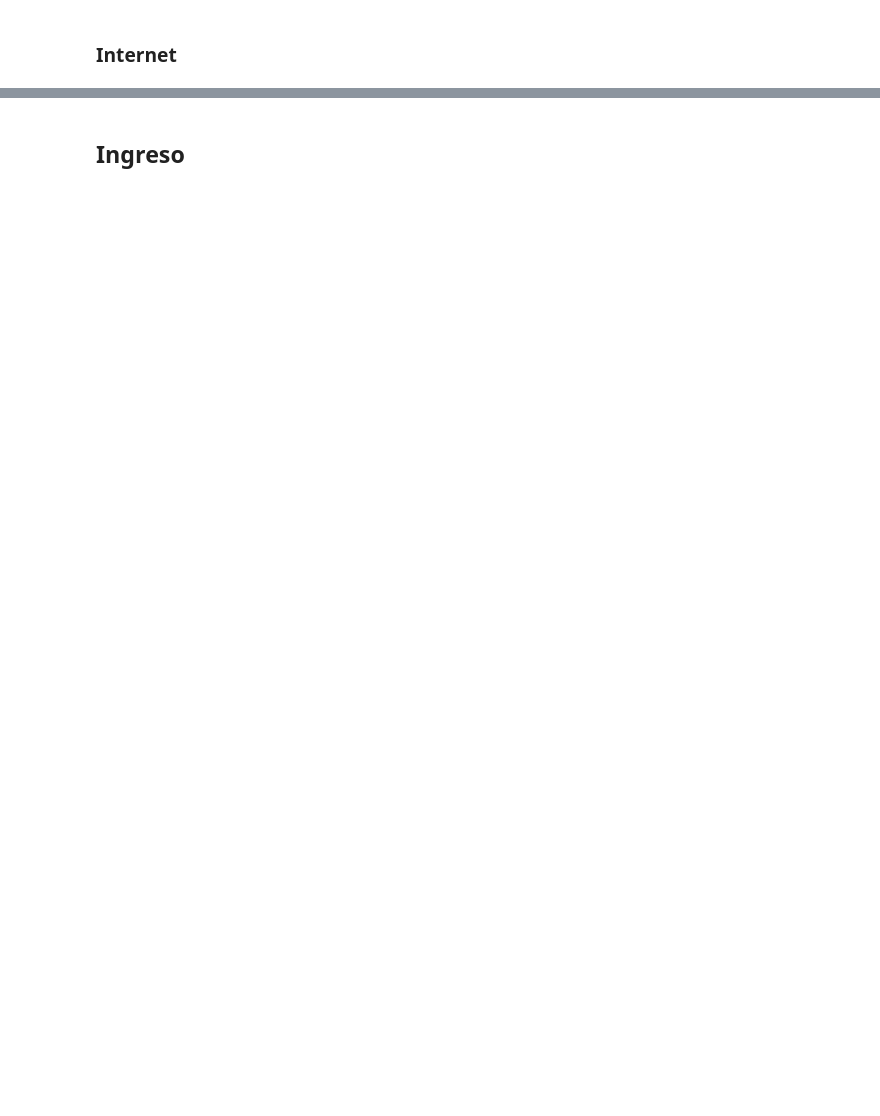
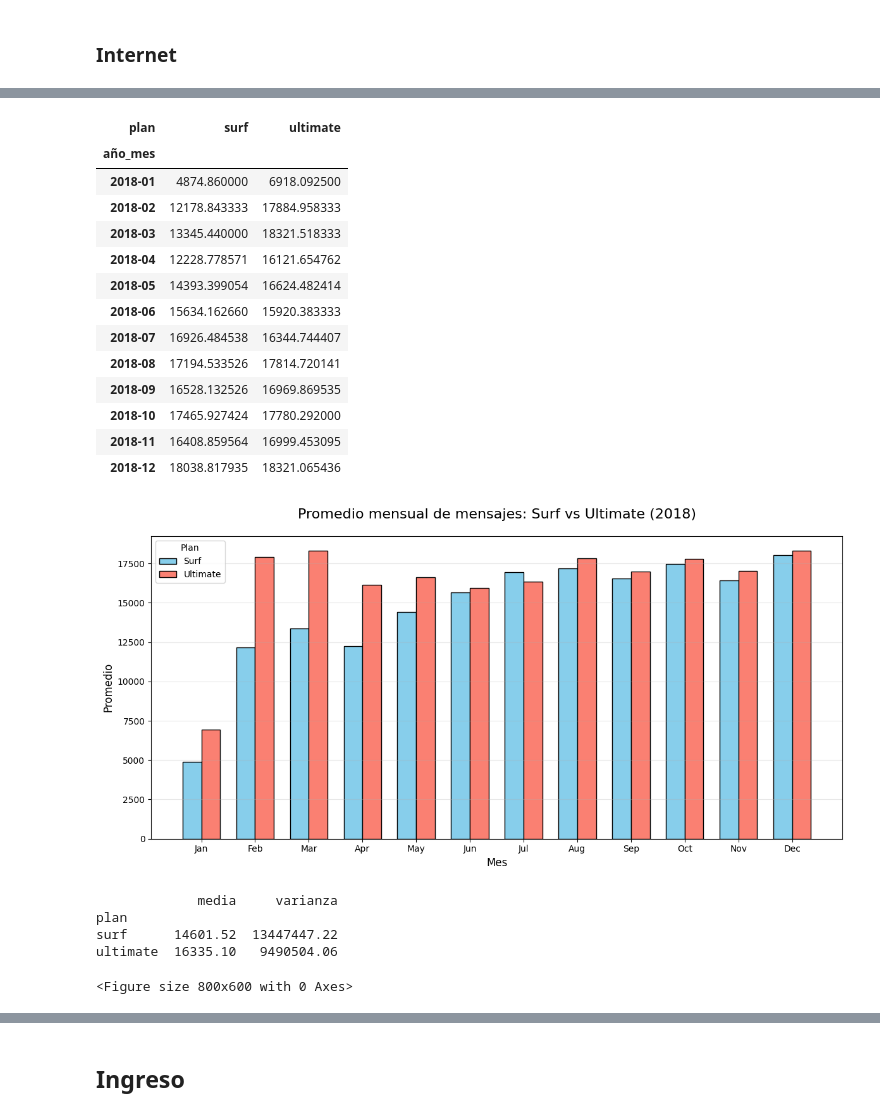
Before and after one commit to ma280113/sprint_5_proyect, a Jupyter notebook: notebook.ipynb, the cells around one changed output, grey strips where cells are left out. Cells and saved outputs as stored; diff of their text form; code cells hidden in the pictures; blank space fills up the shorter version.

```diff
--- a/notebook.ipynb
+++ b/notebook.ipynb
@@ -661,0 +727,80 @@ display(pivot_mensajes)
+# %%
+
+
+#----------Hagamos la comparación entre los dos planes para saber cuantos mb se usaron en cada caso---------------
+
+mb_plan = fusion.groupby(['plan', 'año_mes'])['mb_totales'].mean().reset_index(name='promedio')
+pivot_mmb = mb_plan.pivot(index = 'año_mes', columns = 'plan', values = 'promedio')
+display(pivot_mmb)
+
+# --- GRÁFICA DE BARRAS AGRUPADAS ---
+plt.figure(figsize=(12, 6))
+
+# Ancho de barras
+bar_width = 0.35
+index = range(len(pivot_mmb))
+
+# Barras para 'surf'
+plt.bar([i - bar_width/2 for i in index], pivot_mmb['surf'],
+        width=bar_width, label='Surf', color='skyblue', edgecolor='black')
+
+# Barras para 'ultimate'
+plt.bar([i + bar_width/2 for i in index], pivot_mmb['ultimate'],
+        width=bar_width, label='Ultimate', color='salmon', edgecolor='black')
+
+# Personalización
+plt.title('Promedio mensual de mensajes: Surf vs Ultimate (2018)', fontsize=16, pad=20)
+plt.xlabel('Mes', fontsize=12)
+plt.ylabel('Promedio', fontsize=12)
+plt.legend(title='Plan')
+plt.grid(True, axis='y', alpha=0.3)
+
+# Etiquetas en X: formato "Ene", "Feb", etc.
+meses = pivot_mmb.index.strftime('%b')
+plt.xticks(index, meses)
+
+# Ajustar diseño
+plt.tight_layout()
+plt.show()
+
+#--------Estadisticas -------------
+estadisticas_mb = mb_plan.groupby('plan')['promedio'].agg(media = 'mean', varianza = 'var').round(2)
+print(estadisticas_mb)
+
+
+#-------Diagrama de caja comparativo-----
+plt.figure(figsize=(8, 6))
+mb_plan.boxplot(column='promedio', by='plan', grid=False, patch_artist=True,
+           boxprops=dict(facecolor='lightblue', color='black'),
+           medianprops=dict(color='red'),
+           whiskerprops=dict(color='black'),
+           capprops=dict(color='black'),
+           flierprops=dict(marker='o', markerfacecolor='orange', markersize=6))
+
+plt.title('Distribución de promedios para mensajes: Surf vs Ultimate', fontsize=14)
+plt.suptitle('')  # Quita el subtítulo automático
+plt.xlabel('Plan')
+plt.ylabel('Promedio mensual')
+plt.grid(True, axis='y', alpha=0.3)
+plt.show()
+# %% [output]
+| plan | surf | ultimate |
+| año_mes |  |  |
+| 2018-01 | 4874.860000 | 6918.092500 |
+| 2018-02 | 12178.843333 | 17884.958333 |
+| 2018-03 | 13345.440000 | 18321.518333 |
+| 2018-04 | 12228.778571 | 16121.654762 |
+| 2018-05 | 14393.399054 | 16624.482414 |
+| 2018-06 | 15634.162660 | 15920.383333 |
+| 2018-07 | 16926.484538 | 16344.744407 |
+| 2018-08 | 17194.533526 | 17814.720141 |
+| 2018-09 | 16528.132526 | 16969.869535 |
+| 2018-10 | 17465.927424 | 17780.292000 |
+| 2018-11 | 16408.859564 | 16999.453095 |
+| 2018-12 | 18038.817935 | 18321.065436 |
+[figure, added]
+             media     varianza
+plan
+surf      14601.52  13447447.22
+ultimate  16335.10   9490504.06
+<Figure size 800x600 with 0 Axes>
```
Also changed, not shown: parts of 30 cells of this notebook.
